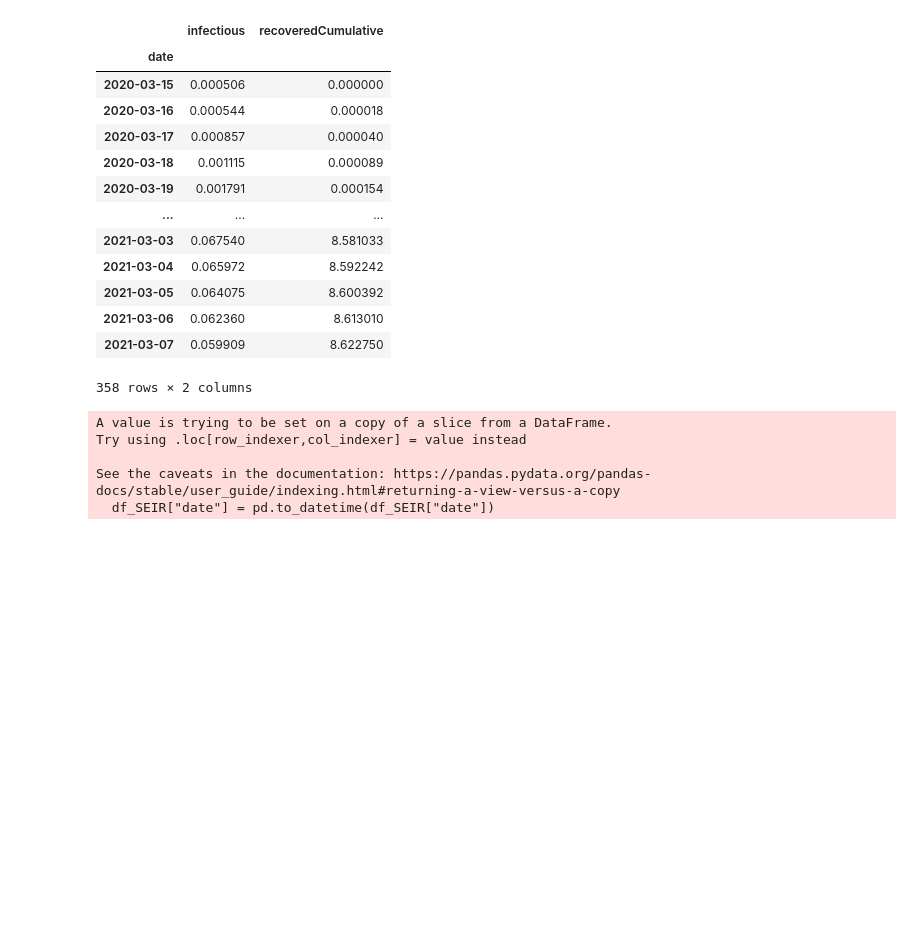
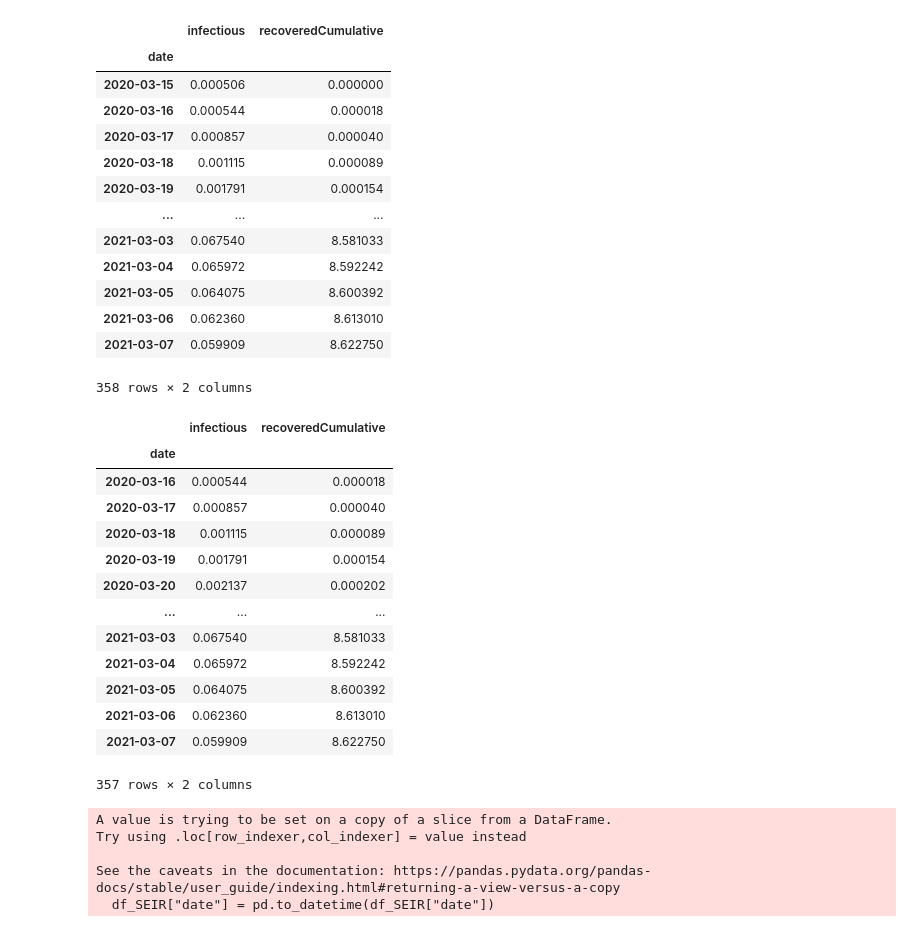
Before and after one commit to Jerjes0/DSC212_FA24_Group9, a Jupyter notebook: notebooks/EDA_California.ipynb, the cells around one changed output. Cells and saved outputs as stored; diff of their text form; code cells hidden in the pictures; blank space fills up the shorter version.

Commit message:
fixed CA_SEIR_daily date column

```diff
--- a/notebooks/EDA_California.ipynb
+++ b/notebooks/EDA_California.ipynb
@@ -203,4 +203,22 @@ df_SEIR
 | 2021-03-06 | 0.062360 | 8.613010 |
 | 2021-03-07 | 0.059909 | 8.622750 |
 358 rows × 2 columns
+# %%
+df_SEIR = df_SEIR[1:]
+df_SEIR
+# %% [output]
+|  | infectious | recoveredCumulative |
+| date |  |  |
+| 2020-03-16 | 0.000544 | 0.000018 |
+| 2020-03-17 | 0.000857 | 0.000040 |
+| 2020-03-18 | 0.001115 | 0.000089 |
+| 2020-03-19 | 0.001791 | 0.000154 |
+| 2020-03-20 | 0.002137 | 0.000202 |
+| ... | ... | ... |
+| 2021-03-03 | 0.067540 | 8.581033 |
+| 2021-03-04 | 0.065972 | 8.592242 |
+| 2021-03-05 | 0.064075 | 8.600392 |
+| 2021-03-06 | 0.062360 | 8.613010 |
+| 2021-03-07 | 0.059909 | 8.622750 |
+357 rows × 2 columns
 # %%
```
Also changed, not shown: parts of 1 cell of this notebook, 1 other file.
